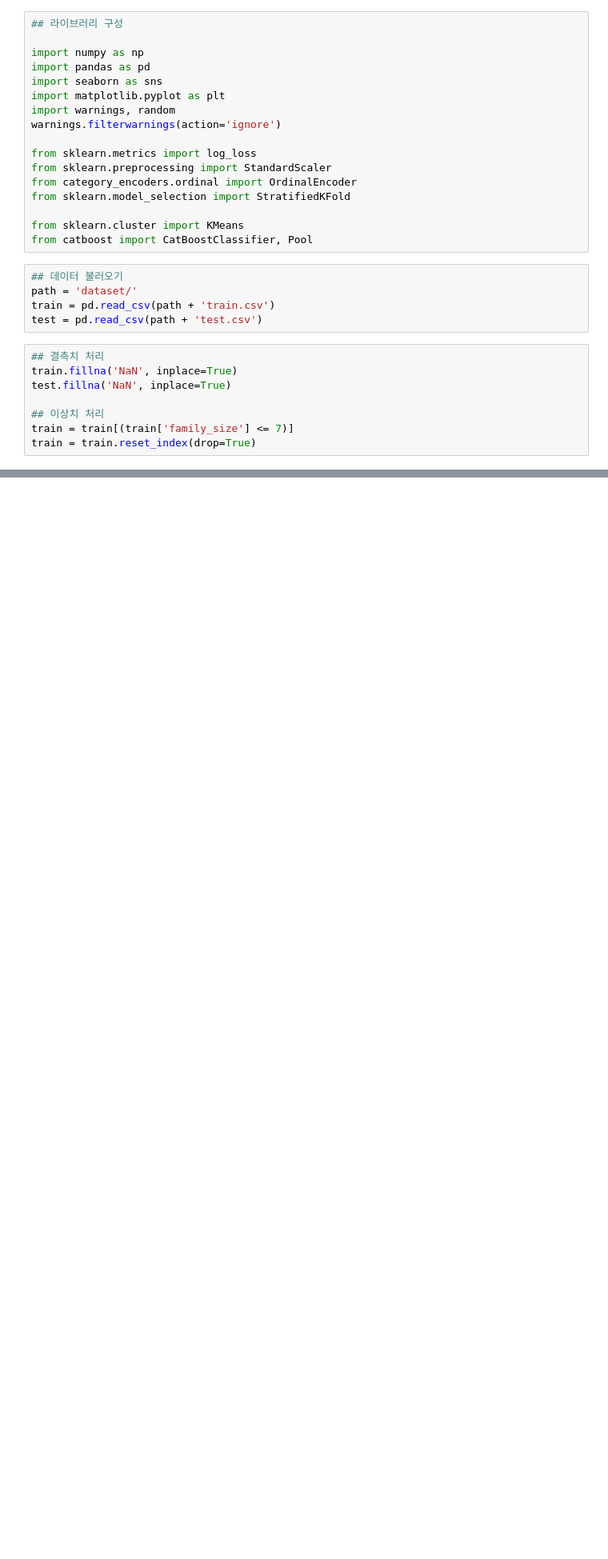
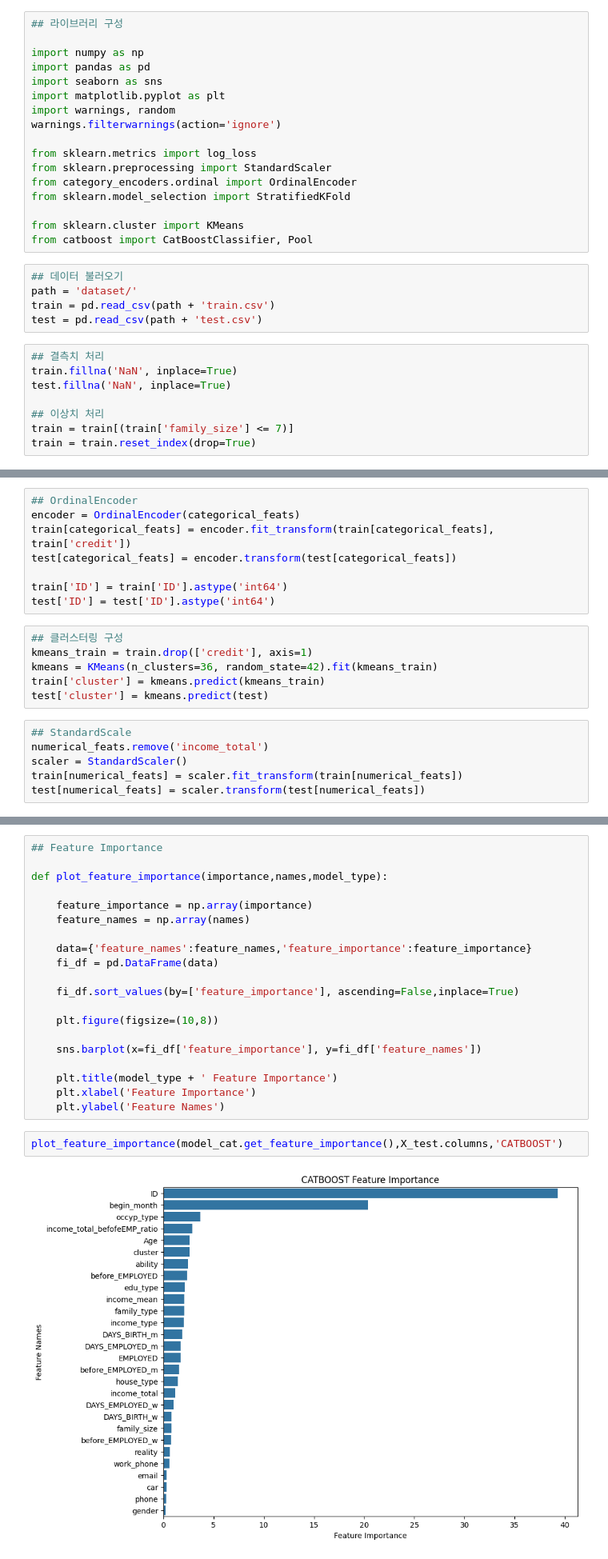
Before and after one commit to BaekJaehee/LoanPlease, a Jupyter notebook: loanplease-da/loanplease-da/joongwon.ipynb, the cells around one changed output, grey strips where cells are left out. Shown at 80% size. Saved outputs shown, nothing was run; the diff lists cells and outputs as text; blank space fills up the shorter version.

Commit message:
[DA][Update] Catboost 분석 모델 참고용 코드 추가

```diff
--- a/loanplease-da/loanplease-da/joongwon.ipynb
+++ b/loanplease-da/loanplease-da/joongwon.ipynb
@@ -30,0 +150,20 @@ train = train.reset_index(drop=True)
+# %%
+## OrdinalEncoder
+encoder = OrdinalEncoder(categorical_feats)
+train[categorical_feats] = encoder.fit_transform(train[categorical_feats], train['credit'])
+test[categorical_feats] = encoder.transform(test[categorical_feats])
+
+train['ID'] = train['ID'].astype('int64')
+test['ID'] = test['ID'].astype('int64')
+# %%
+## 클러스터링 구성
+kmeans_train = train.drop(['credit'], axis=1)
+kmeans = KMeans(n_clusters=36, random_state=42).fit(kmeans_train)
+train['cluster'] = kmeans.predict(kmeans_train)
+test['cluster'] = kmeans.predict(test)
+# %%
+## StandardScale
+numerical_feats.remove('income_total')
+scaler = StandardScaler()
+train[numerical_feats] = scaler.fit_transform(train[numerical_feats])
+test[numerical_feats] = scaler.transform(test[numerical_feats])
@@ -30,0 +226,24 @@ train = train.reset_index(drop=True)
+# %%
+## Feature Importance
+
+def plot_feature_importance(importance,names,model_type):
+
+    feature_importance = np.array(importance)
+    feature_names = np.array(names)
+
+    data={'feature_names':feature_names,'feature_importance':feature_importance}
+    fi_df = pd.DataFrame(data)
+
+    fi_df.sort_values(by=['feature_importance'], ascending=False,inplace=True)
+
+    plt.figure(figsize=(10,8))
+
+    sns.barplot(x=fi_df['feature_importance'], y=fi_df['feature_names'])
+
+    plt.title(model_type + ' Feature Importance')
+    plt.xlabel('Feature Importance')
+    plt.ylabel('Feature Names')
+# %%
+plot_feature_importance(model_cat.get_feature_importance(),X_test.columns,'CATBOOST')
+# %% [output]
+[figure, added]
```
Also changed, not shown: parts of 7 cells of this notebook.
